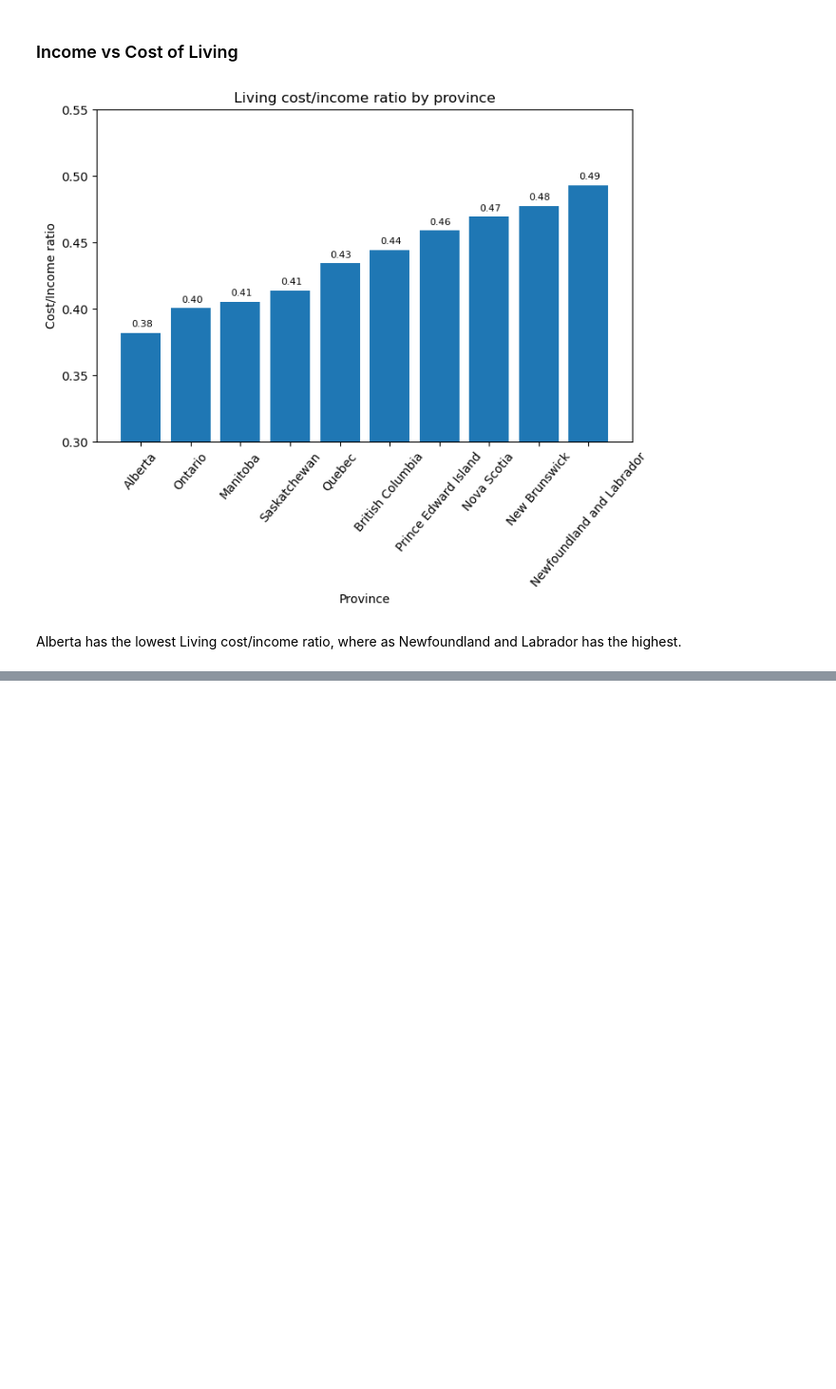
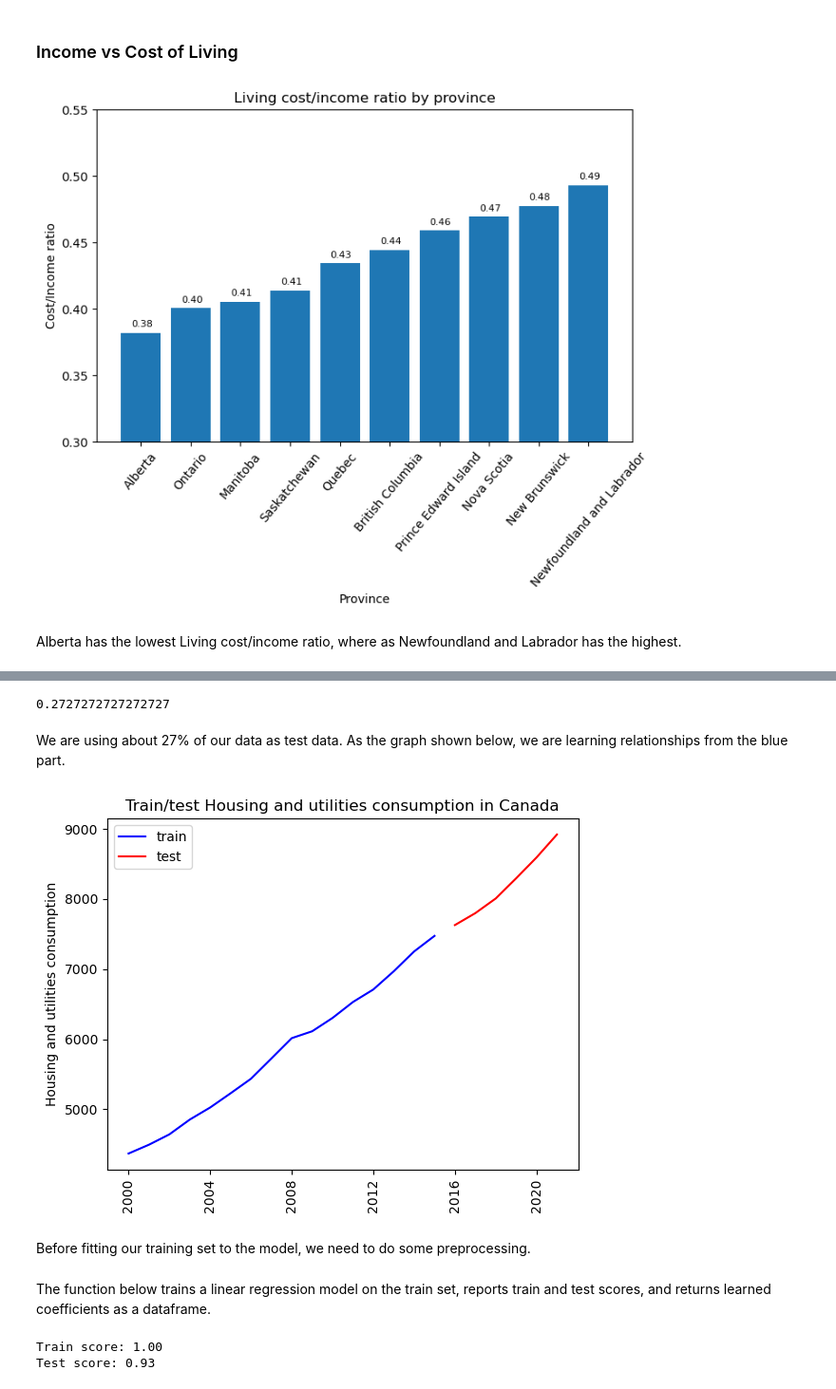
Before and after one commit to XutongJiang/323-Final-Project, a Jupyter notebook: Immigration to Canada.ipynb, the cells around one changed output, grey strips where cells are left out. Shown at 95% size. Drawn from its saved outputs; the diff is of its cells as text; code cells hidden in the pictures; blank space fills up the shorter version.

Commit message:
Machine Learning part done by Yan

```diff
--- a/Immigration to Canada.ipynb
+++ b/Immigration to Canada.ipynb
@@ -354,0 +376,29 @@ Alberta has the lowest Living cost/income ratio, where as Newfoundland and Labra
+# %%
+# add lag-based features
+def create_lag_feature(df, orig_feature, lag):
+    new_df = df.copy()
+    new_feature_name = "%s_lag%d" % (orig_feature, lag)
+    new_df[new_feature_name] = np.nan
+    for location, df_location in new_df.groupby(
+        "Geography"
+    ):  # Each location is its own time series
+        new_df.loc[df_location.index[lag:], new_feature_name] = df_location.iloc[:-lag][
+            orig_feature
+        ].values
+    return new_df
+
+individual_consumption_modified = create_lag_feature(individual_consumption_t, "Housing and utilities", 1)
+individual_consumption_modified = create_lag_feature(individual_consumption_modified, "Food and beverages", 1)
+individual_consumption_modified = create_lag_feature(individual_consumption_modified, "Transport", 1)
+
+individual_consumption_modified[
+    ["Date",
+     "Geography",
+     "Housing and utilities",
+     "Housing and utilities_lag1",
+     "Food and beverages",
+     "Food and beverages_lag1",
+     "Transport",
+     "Transport_lag1",
+    ]
+][:30]
@@ -354,0 +423,23 @@ Alberta has the lowest Living cost/income ratio, where as Newfoundland and Labra
+# %%
+# Train/test splits
+train_df = individual_consumption_modified.query("Date <= 20150101")
+test_df = individual_consumption_modified.query("Date > 20150101")
+len(test_df) / (len(train_df) + len(test_df))
+# %% [output]
+0.2727272727272727
+# %% [markdown]
+We are using about 27% of our data as test data. As the graph shown below, we are learning relationships from the blue part.
+# %%
+train_df_sort = train_df.query("Geography == 'Canada'").sort_values(by="Date")
+test_df_sort = test_df.query("Geography == 'Canada'").sort_values(by="Date")
+
+plt.plot(train_df_sort["Date"], train_df_sort["Housing and utilities"], "b", label="train")
+plt.plot(test_df_sort["Date"], test_df_sort["Housing and utilities"], "r", label="test")
+plt.xticks(rotation="vertical")
+plt.legend()
+plt.ylabel("Housing and utilities consumption")
+plt.title("Train/test Housing and utilities consumption in Canada");
+# %% [output]
+[figure, added]
+# %% [markdown]
+Before fitting our training set to the model, we need to do some preprocessing.
@@ -354,0 +532,2 @@ Alberta has the lowest Living cost/income ratio, where as Newfoundland and Labra
+# %% [markdown]
+The function below trains a linear regression model on the train set, reports train and test scores, and returns learned coefficients as a dataframe.
@@ -354,0 +546,7 @@ Alberta has the lowest Living cost/income ratio, where as Newfoundland and Labra
+# %%
+linear_coef = score_linear_print_coeff(
+    preprocessor, train_df, y_train, test_df, y_test, X_train_enc
+)
+# %% [output]
+Train score: 1.00
+Test score: 0.93
```
Also changed, not shown: parts of 14 cells of this notebook.
